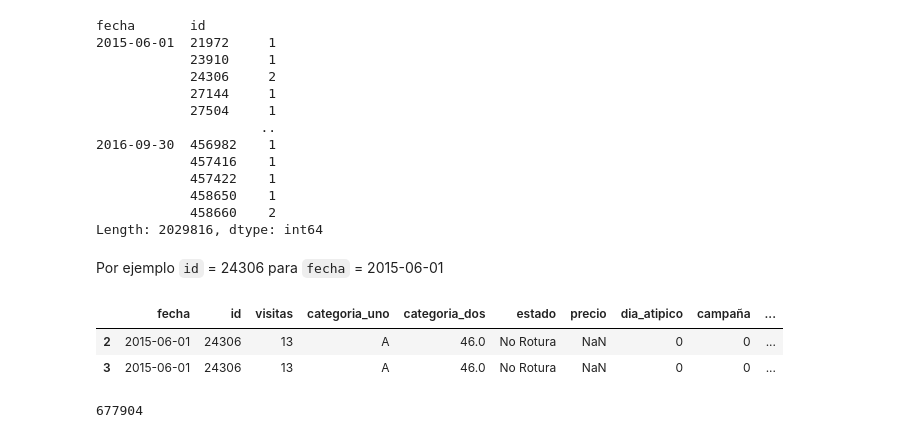
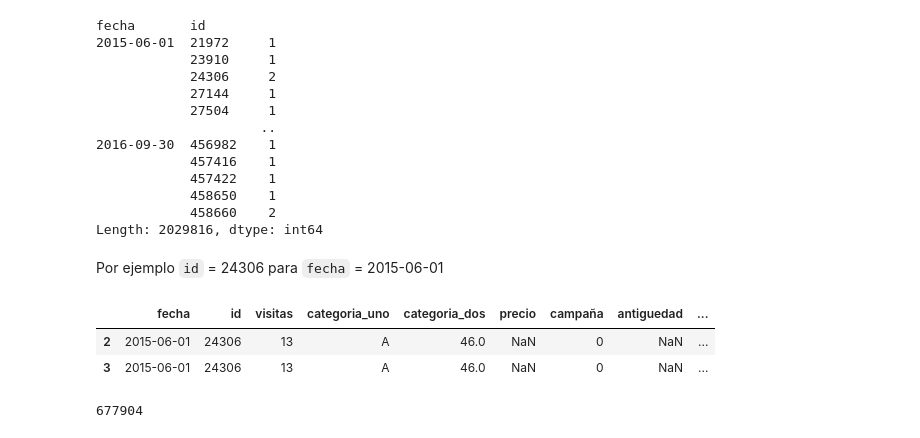
Before and after one commit to ebjaime/Atmira-Stock-Prediction, a Jupyter notebook: proyecto.ipynb, the cells around one changed output. Cells and saved outputs as stored; diff of their text form; code cells hidden in the pictures.

```diff
--- a/proyecto.ipynb
+++ b/proyecto.ipynb
@@ -216,3 +218,7 @@ CategoricalDtype(categories=['No Rotura', 'Rotura', 'Transito'], ordered=False)
+# %%
+df["rotura"] = df["estado"].map(lambda x: 1 if x=='Rotura' else 0).astype('category')
+df["no_rotura"] = df["estado"].map(lambda x: 1 if x=='No Rotura' else 0).astype('category')
+df["transito"] = df["estado"].map(lambda x: 1 if x=='Transito' else 0).astype('category')
 # %% [markdown]
 <hr>
 # %% [markdown]
@@ -256,3 +279,7 @@ Name: dia_atipico, dtype: int64
+# %%
+df["dia_tipico"] = df["dia_atipico"].map(lambda x: 1 if x==0 else 0)
+df["dia_alta_demanda"] = df["dia_atipico"].map(lambda x: 1 if x==1 else 0)
+df["dia_baja_demanda"] = df["dia_atipico"].map(lambda x: 1 if x==1 else 0)
 # %% [markdown]
 <hr>
 # %% [markdown]
@@ -311,7 +342,9 @@ plt.show()
+# %%
+df2 = df.drop(["dia_atipico", "estado"], axis=1)
 # %% [markdown]
 ### Duplicados
 # %% [markdown]
 **¿Puede haber varias entradas de un mismo id en un mismo día?**
 # %%
-df2 = df.groupby(['fecha', 'id'])
+df_grouped = df2.groupby(['fecha', 'id'])
 # %%
@@ -333,9 +366,9 @@ Length: 2029816, dtype: int64
 # %% [markdown]
 Por ejemplo `id` = 24306 para `fecha` = 2015-06-01
 # %%
-df.loc[(df.fecha=="2015-06-01") & (df.id==24306)]
+df2.loc[(df2.fecha=="2015-06-01") & (df2.id==24306)]
 # %% [output]
-|  | fecha | id | visitas | categoria_uno | categoria_dos | estado | precio | dia_atipico | campaña | ... |
-| 2 | 2015-06-01 | 24306 | 13 | A | 46.0 | No Rotura | NaN | 0 | 0 | ... |
-| 3 | 2015-06-01 | 24306 | 13 | A | 46.0 | No Rotura | NaN | 0 | 0 | ... |
+|  | fecha | id | visitas | categoria_uno | categoria_dos | precio | campaña | antiguedad | ... |
+| 2 | 2015-06-01 | 24306 | 13 | A | 46.0 | NaN | 0 | NaN | ... |
+| 3 | 2015-06-01 | 24306 | 13 | A | 46.0 | NaN | 0 | NaN | ... |
 # %%
```
Also changed, not shown: parts of 65 cells of this notebook.
